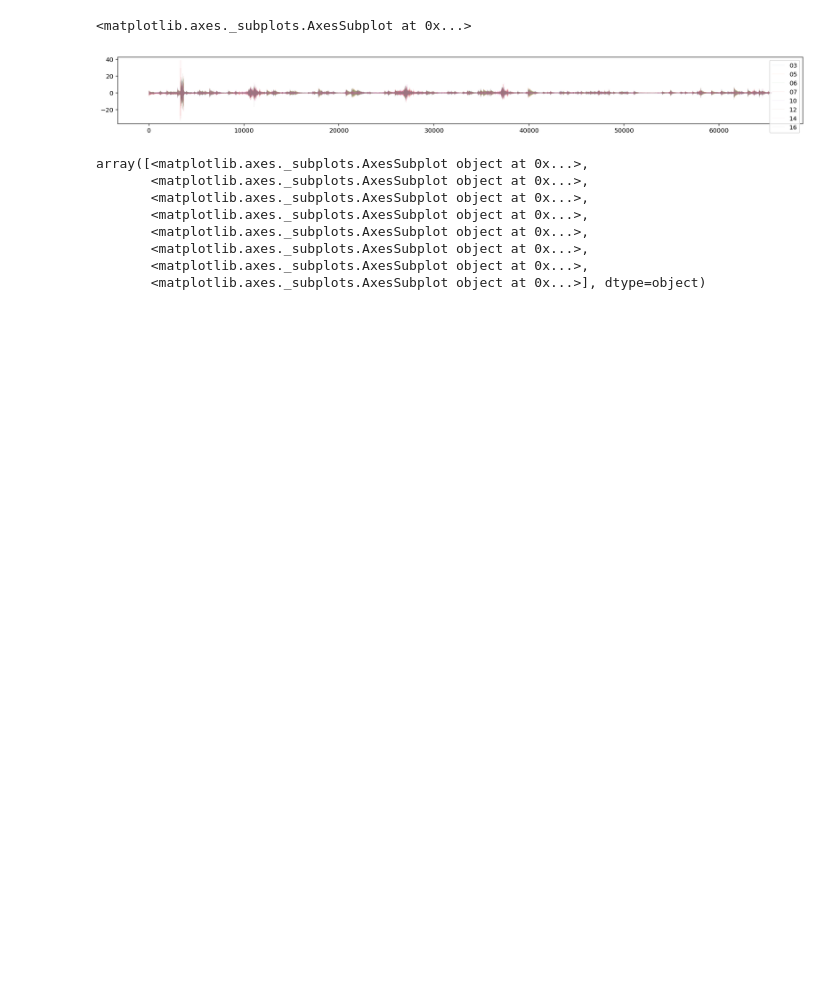
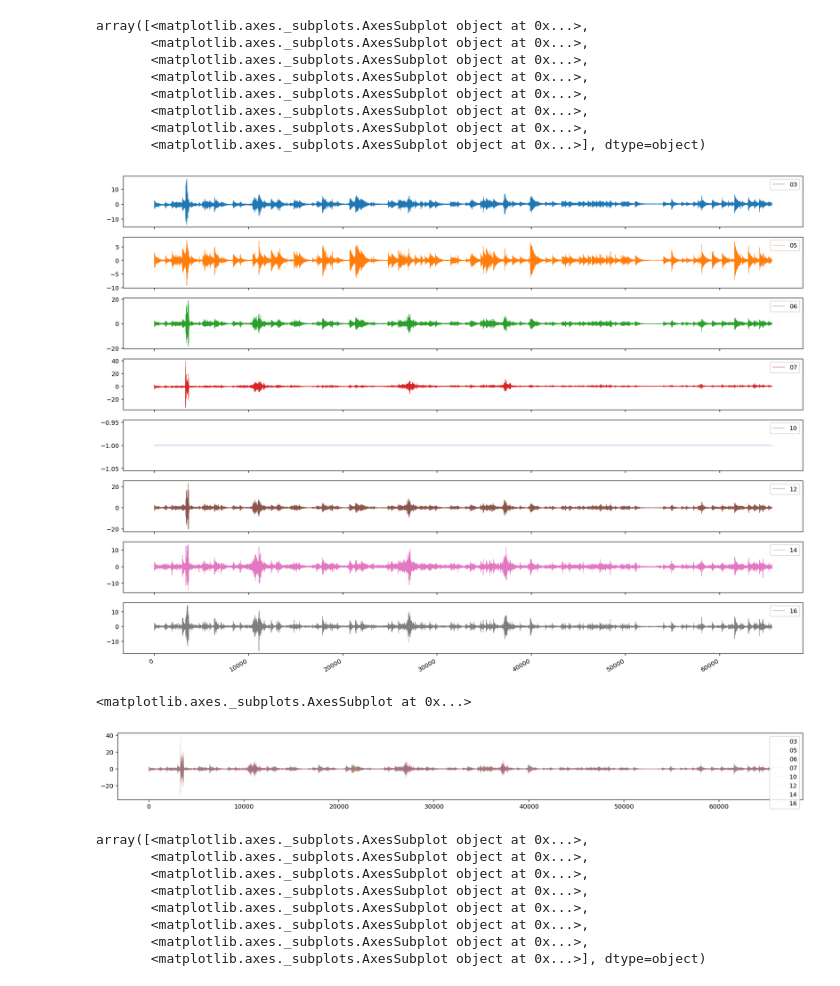
Before and after one commit to davidsteinar/structural-uncertainty, a Jupyter notebook: notebooks/z24-data-explore.ipynb, the cells around one changed output. Cells and saved outputs as stored; diff of their text form; code cells hidden in the pictures; blank space fills up the shorter version.

```diff
--- a/notebooks/z24-data-explore.ipynb
+++ b/notebooks/z24-data-explore.ipynb
@@ -23 +26,13 @@ Wall time: 241 ms
+# %%
+normalized_data.iloc[:,:].plot(subplots=True, alpha=1,figsize=(20,2*8), linewidth=0.5)
+# %% [output]
+array([<matplotlib.axes._subplots.AxesSubplot object at 0x...>,
+       <matplotlib.axes._subplots.AxesSubplot object at 0x...>,
+       <matplotlib.axes._subplots.AxesSubplot object at 0x...>,
+       <matplotlib.axes._subplots.AxesSubplot object at 0x...>,
+       <matplotlib.axes._subplots.AxesSubplot object at 0x...>,
+       <matplotlib.axes._subplots.AxesSubplot object at 0x...>,
+       <matplotlib.axes._subplots.AxesSubplot object at 0x...>,
+       <matplotlib.axes._subplots.AxesSubplot object at 0x...>], dtype=object)
+[figure, added]
 # %%
```
Also changed, not shown: parts of 13 cells of this notebook, 1 other file.
